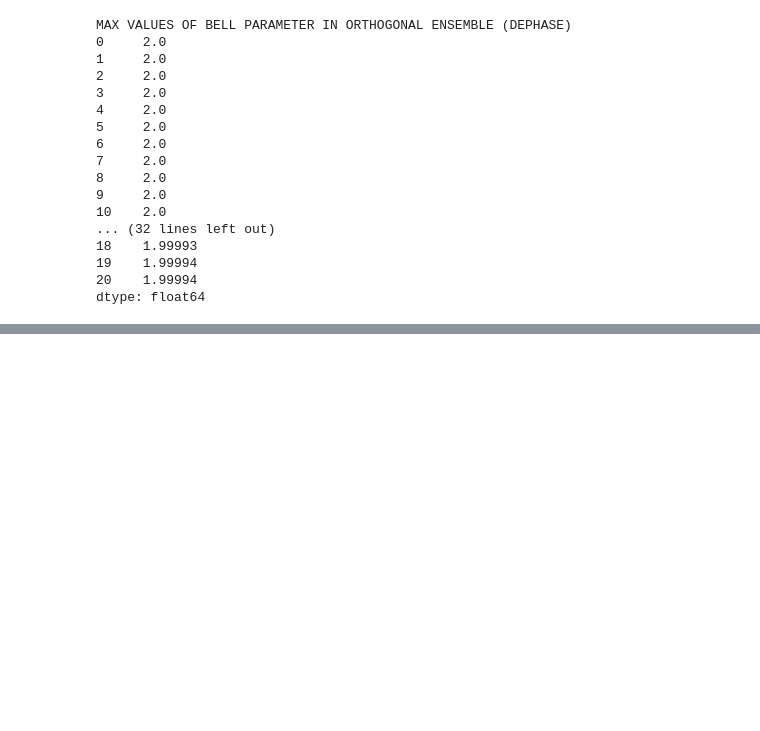
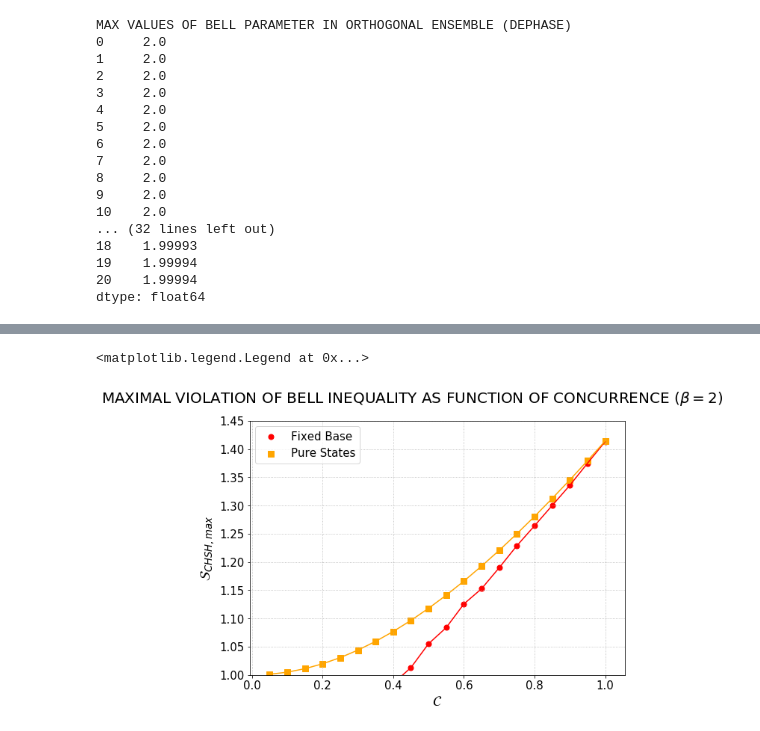
Before and after one commit to Rafffaelb/Dirac_Billiard, a Jupyter notebook: Chiral/Data_Analysis/Dirac_Bell_Parameter.ipynb, the cells around one changed output, grey strips where cells are left out. Cells and saved outputs as stored; diff of their text form; code cells hidden in the pictures; blank space fills up the shorter version.

```diff
--- a/Chiral/Data_Analysis/Dirac_Bell_Parameter.ipynb
+++ b/Chiral/Data_Analysis/Dirac_Bell_Parameter.ipynb
@@ -321,0 +444,4 @@ axs[1].axvline(2, color = 'black')
+# %%
+df_Bell_Parameter_U_Fixed_Base.columns = [r'$\mathcal{S}_{CHSH}$', r'$\mathcal{C}$']
+df_Bell_Parameter_U_Fixed_Base.sort_values(by=[r'$\mathcal{C}$'], ascending = True, inplace = True)
+df_Bell_Parameter_U_Fixed_Base.head()
@@ -321,0 +455,5 @@ axs[1].axvline(2, color = 'black')
+# %%
+df_U = df_Bell_Parameter_U_Fixed_Base.groupby(pd.cut(df_Bell_Parameter_U_Fixed_Base[r'$\mathcal{C}$'], bins)).max()
+Concurrence_U = df_U[r'$\mathcal{C}$'].values
+Bell_Parameter_U = df_U[r'$\mathcal{S}_{CHSH}$'].values
+df_U
@@ -321,0 +479,20 @@ axs[1].axvline(2, color = 'black')
+# %%
+fig, axs = plt.subplots(1,1, figsize = (8, 6), constrained_layout = True)
+
+axs.scatter(Concurrence_U, (1/2)*Bell_Parameter_U, label = 'Fixed Base', s = 50, color = 'red', alpha = 1, marker = 'o')
+axs.scatter(Concurrence_U, np.sqrt(1+np.power(Concurrence_U,2)), label = 'Pure States', s = 50, color = 'orange', alpha = 1, marker = 's')
+
+axs.plot(Concurrence_U, (1/2)*Bell_Parameter_U, color = 'red', linestyle = '-')
+axs.plot(Concurrence_U, np.sqrt(1+np.power(Concurrence_U,2)), color = 'orange', linestyle = '-')
+
+axs.set_ylim((1,1.45))
+
+fig.suptitle(r'MAXIMAL VIOLATION OF BELL INEQUALITY AS FUNCTION OF CONCURRENCE ($\beta = 2$)', fontsize = 20)
+axs.set_xlabel(r'$\mathcal{C}$', fontsize = 19)
+axs.set_ylabel(r'$\mathcal{S}_{CHSH, max}$', fontsize = 19)
+axs.tick_params(axis = 'both', which = 'major', labelsize = 15)
+axs.grid(linestyle = ':')
+axs.legend(fontsize = 15)
+# %% [output]
+<matplotlib.legend.Legend at 0x...>
+[figure, added]
```
Also changed, not shown: parts of 12 cells of this notebook, 16 other files.
